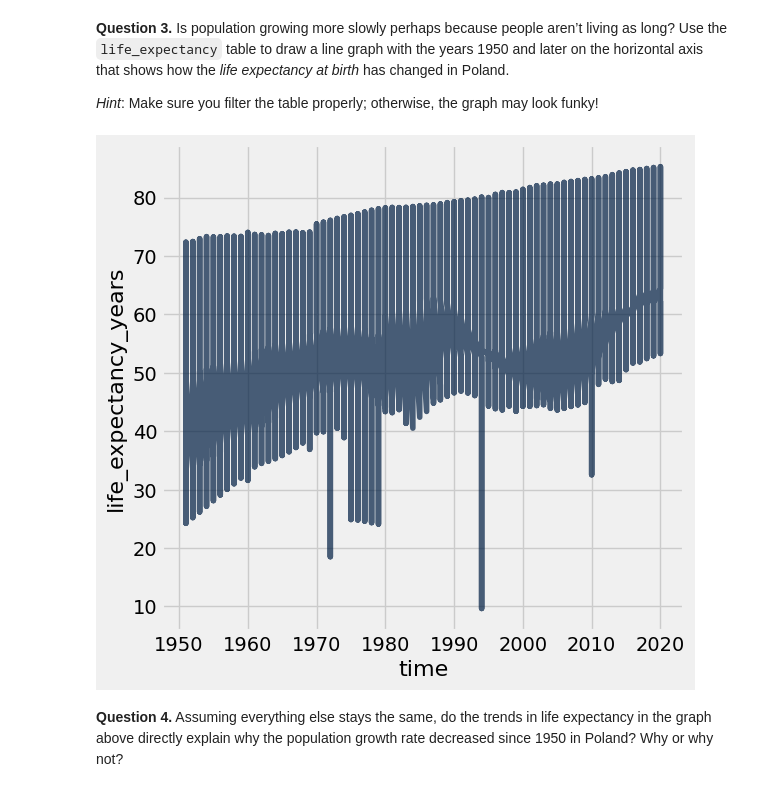
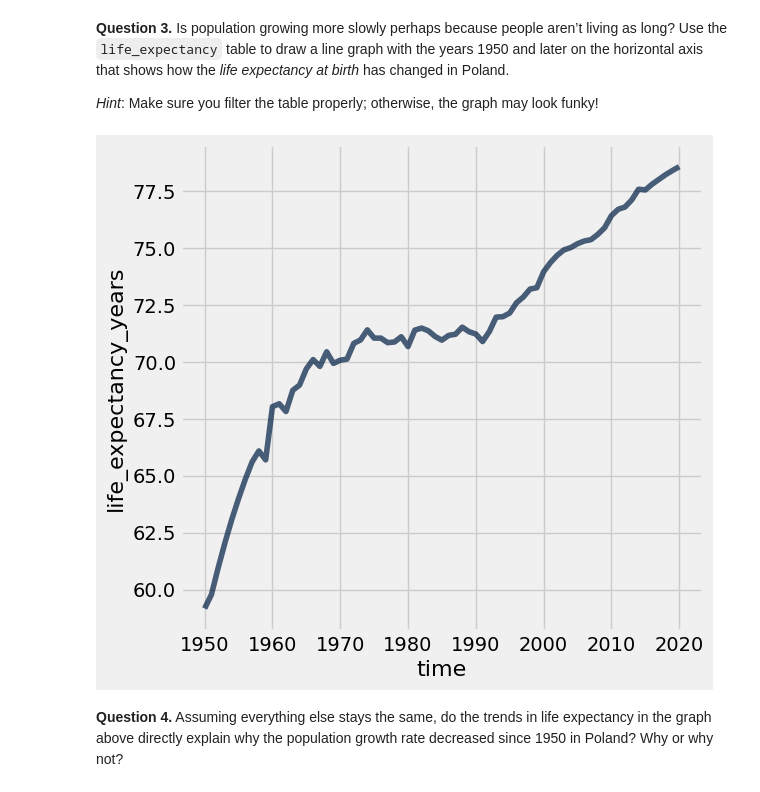
Before and after one commit to Jadenwill075/Intro-to-Data-Analytics, a Jupyter notebook: project1.ipynb, the cells around one changed output. Saved outputs shown, nothing was run; the diff lists cells and outputs as text; code cells hidden in the pictures.

```diff
--- a/project1.ipynb
+++ b/project1.ipynb
@@ -228,11 +209,10 @@ fertility.show(3)
 _Hint_: Make sure you filter the table properly; otherwise, the graph may look funky!
 # %%
 # Fill in code here
-rates = life_expectancy.where('time', are.above(1950))
-after = rates.plot('time','life_expectancy_years')
+after = life_expectancy.where('geo', are.containing('pol')).where('time', are.above_or_equal_to(1950)).plot('time','life_expectancy_years')
 after
 # %% [output]
-[figure, old version]
+[figure, new version]
 # %% [markdown]
 <!-- END QUESTION -->
 
```
Also changed, not shown: parts of 17 cells of this notebook, 1 other file.
